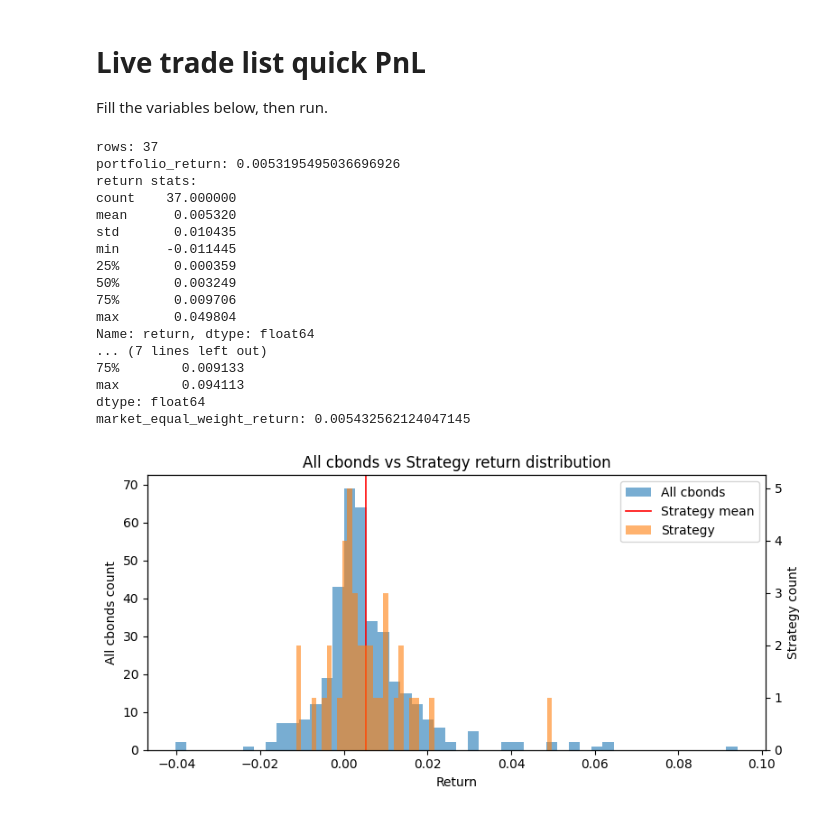
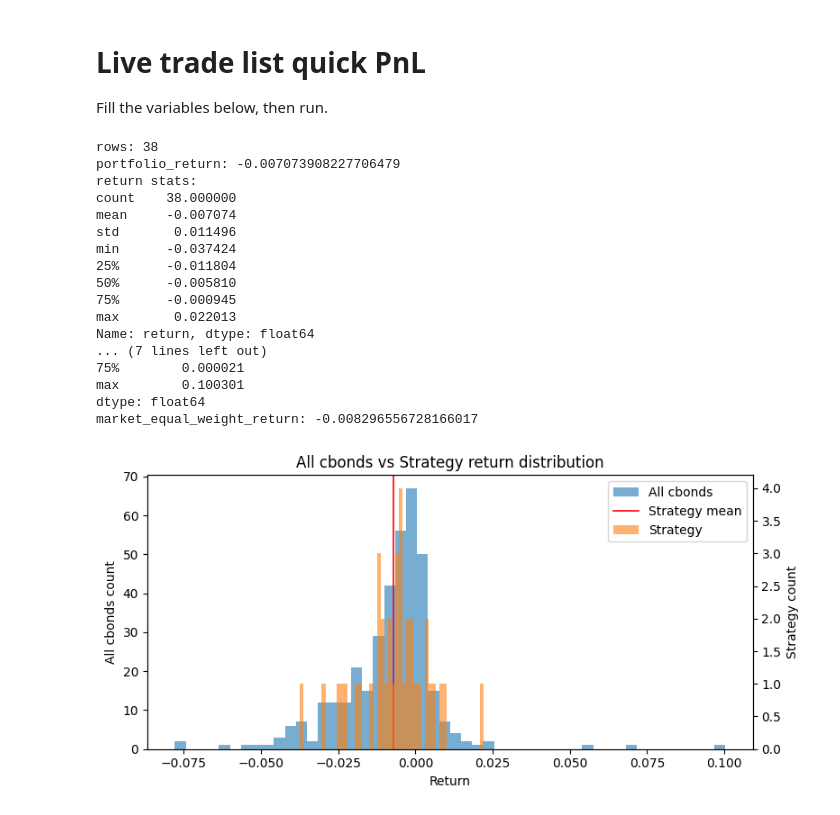
Before and after one commit to gwc0207/CBOND_DAY, a Jupyter notebook: notebooks/live_trade_pnl.ipynb, the cells around one changed output. Drawn from its saved outputs; the diff is of its cells as text; code cells hidden in the pictures.

```diff
--- a/notebooks/live_trade_pnl.ipynb
+++ b/notebooks/live_trade_pnl.ipynb
@@ -8,7 +8,7 @@ import pandas as pd
 import matplotlib.pyplot as plt
 
 # ---- settings ----
-trade_day = '2026-01-22'  # trade_list date
+trade_day = '2026-01-26'  # trade_list date
 signal_name = 'combo_default'
 batch_id = 'Live'
 results_root = Path('D:/cbond_daily/results')
@@ -70,47 +70,47 @@ all_sell = apply_bps(all_df[sell_twap_col], cost_bps, 'sell')
 all_returns = (all_sell - all_buy) / all_buy
 
 print('all cbonds return stats:')
 print(all_returns.describe())
 
 # equal-weight market return (all tradable)
 if len(all_returns) > 0:
     market_eq_ret = float(all_returns.mean())
     print('market_equal_weight_return:', market_eq_ret)
 
 # histogram
 fig, ax = plt.subplots(figsize=(8, 4))
 ax2 = ax.twinx()
 ax.hist(all_returns.dropna(), bins=50, alpha=0.6, label='All cbonds')
 ax2.hist(merged['return'].dropna(), bins=50, alpha=0.6, color='tab:orange', label='Strategy')
 ax.axvline(merged['return'].mean(), color='red', linewidth=1.2, label='Strategy mean')
 ax.set_title('All cbonds vs Strategy return distribution')
 ax.set_xlabel('Return')
 ax.set_ylabel('All cbonds count')
 ax2.set_ylabel('Strategy count')
 lines, labels = ax.get_legend_handles_labels()
 lines2, labels2 = ax2.get_legend_handles_labels()
 ax.legend(lines + lines2, labels + labels2, loc='best')
 fig.tight_layout()
 plt.show()
 # %% [output]
-rows: 37
-portfolio_return: 0.0053195495036696926
+rows: 38
+portfolio_return: -0.007073908227706479
 return stats:
-count    37.000000
-mean      0.005320
-std       0.010435
-min      -0.011445
-25%       0.000359
-50%       0.003249
-75%       0.009706
-max       0.049804
+count    38.000000
+mean     -0.007074
+std       0.011496
+min      -0.037424
+25%      -0.011804
+50%      -0.005810
+75%      -0.000945
+max       0.022013
 Name: return, dtype: float64
 ... (7 lines left out)
-75%        0.009133
-max        0.094113
+75%        0.000021
+max        0.100301
 dtype: float64
-market_equal_weight_return: 0.005432562124047145
+market_equal_weight_return: -0.008296556728166017
-[figure, old version]
+[figure, new version]
 # %%
 merged
 # %% [output]
```
Also changed, not shown: parts of 1 cell of this notebook, 4 other files.
